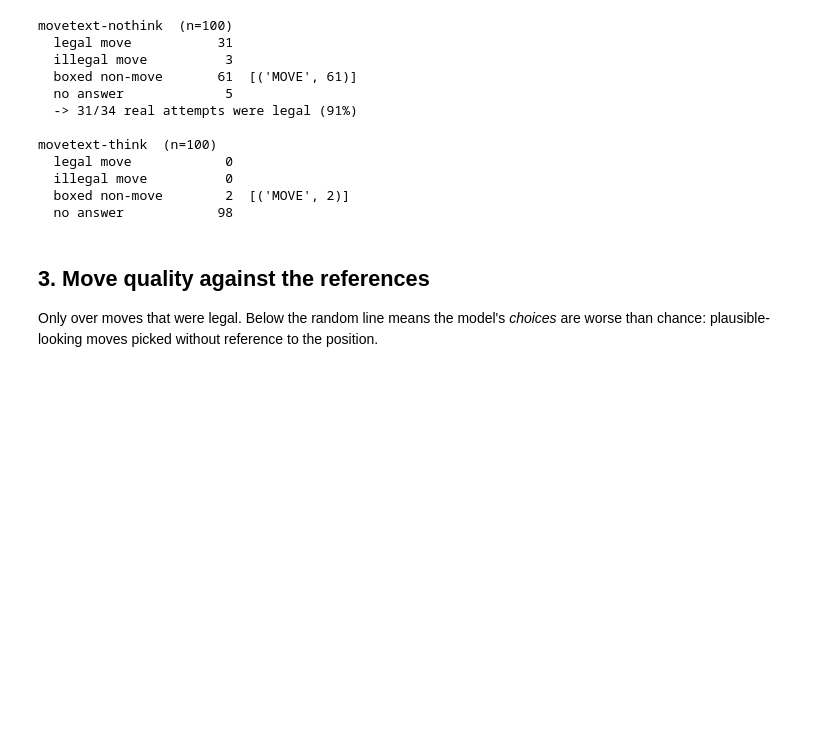
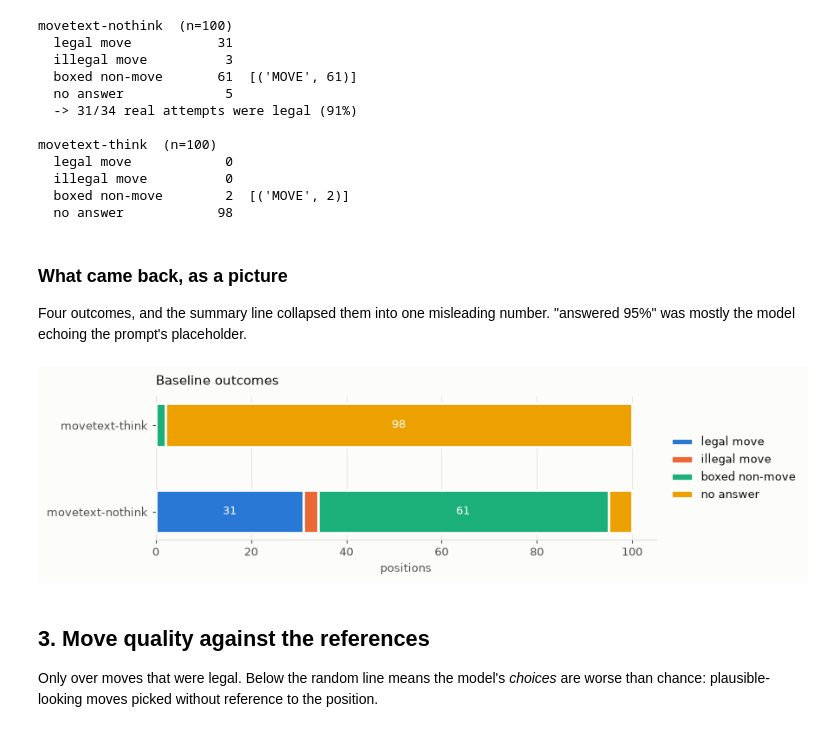
Before and after one commit to AmirBraham/chessllm, a Jupyter notebook: probe.ipynb, the cells around one changed output. Cells and saved outputs as stored; diff of their text form; code cells hidden in the pictures; blank space fills up the shorter version.

```diff
--- a/probe.ipynb
+++ b/probe.ipynb
@@ -207,6 +347,48 @@ movetext-think  (n=100)
   illegal move          0
   boxed non-move        2  [('MOVE', 2)]
   no answer            98
+# %% [markdown]
+### What came back, as a picture
+
+Four outcomes, and the summary line collapsed them into one misleading
+number. "answered 95%" was mostly the model echoing the prompt's placeholder.
+# %%
+OUTCOMES = ["legal move", "illegal move", "boxed non-move", "no answer"]
+OUTCOME_COLOURS = ["#2a78d6", "#eb6834", "#1baf7a", "#eda100"]
+
+names = list(baselines)
+counts = []
+for name in names:
+    rows = model_arm(baselines[name])["rows"]
+    legal = sum(r["legal"] for r in rows)
+    illegal = sum(1 for r in rows if r["answered"] and not r["legal"]
+                  and SAN.match((r["raw"] or "").strip()))
+    junk = sum(1 for r in rows if r["answered"] and not r["legal"]
+               and not SAN.match((r["raw"] or "").strip()))
+    silent = sum(1 for r in rows if not r["answered"])
+    counts.append([legal, illegal, junk, silent])
+
+fig, ax = plt.subplots(figsize=(9, 2.6), facecolor=SURFACE)
+left = [0] * len(names)
+for i, (outcome, colour) in enumerate(zip(OUTCOMES, OUTCOME_COLOURS)):
+    values = [c[i] for c in counts]
+    ax.barh(names, values, height=0.5, left=left, color=colour, zorder=3,
+            label=outcome, edgecolor=SURFACE, linewidth=2)
+    for j, value in enumerate(values):
+        if value >= 8:
+            ax.annotate(str(value), xy=(left[j] + value / 2, j),
+                        ha="center", va="center", color="white", fontsize=9)
+    left = [l + v for l, v in zip(left, values)]
+
+ax.set_xlabel("positions", color=INK_SOFT, fontsize=9)
+ax.set_title("Baseline outcomes", color=INK, fontsize=11, loc="left", pad=10)
+ax.legend(loc="center left", bbox_to_anchor=(1.01, 0.5), frameon=False,
+          fontsize=9, labelcolor=INK)
+style(ax)
+ax.grid(axis="y", visible=False)
+fig.tight_layout()
+# %% [output]
+[figure, added]
 # %% [markdown]
 ## 3. Move quality against the references
 
```
Also changed, not shown: parts of 13 cells of this notebook, 2 other files.
